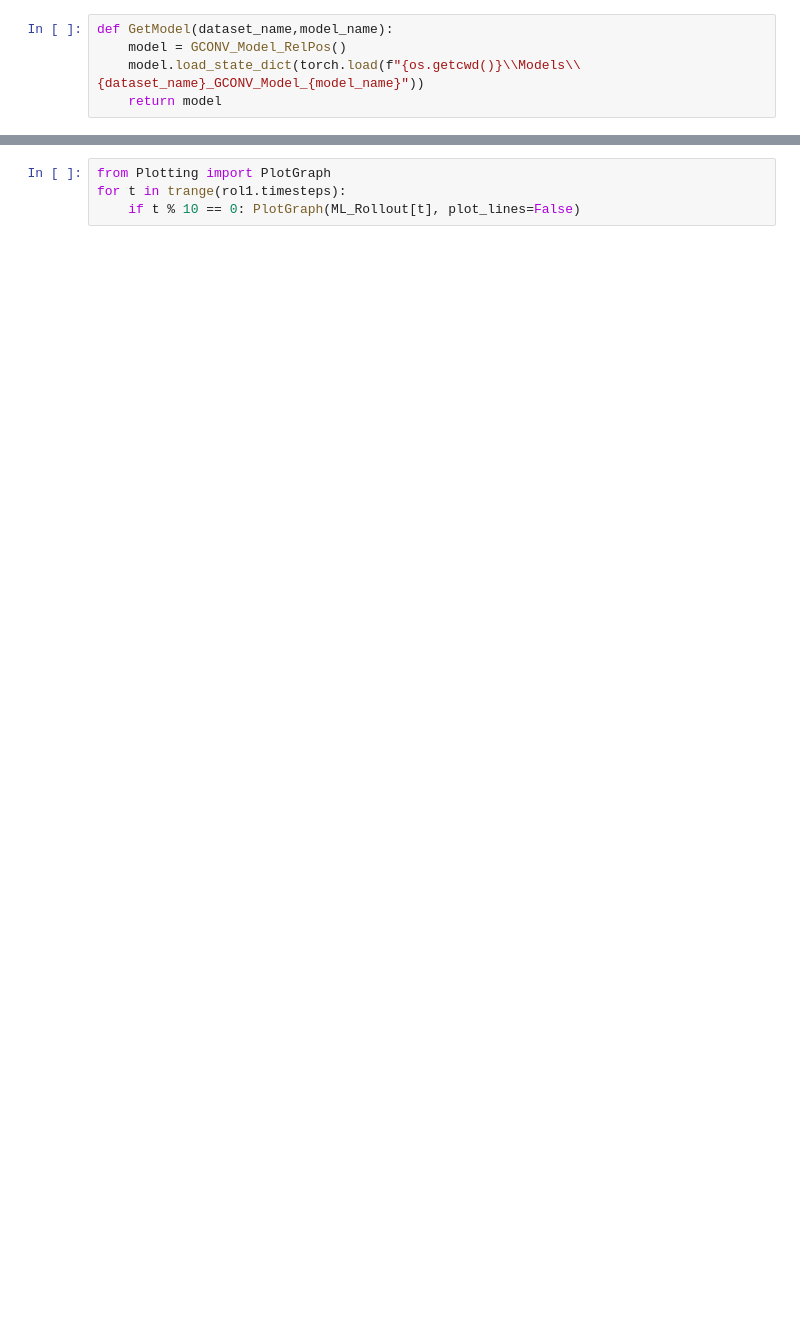
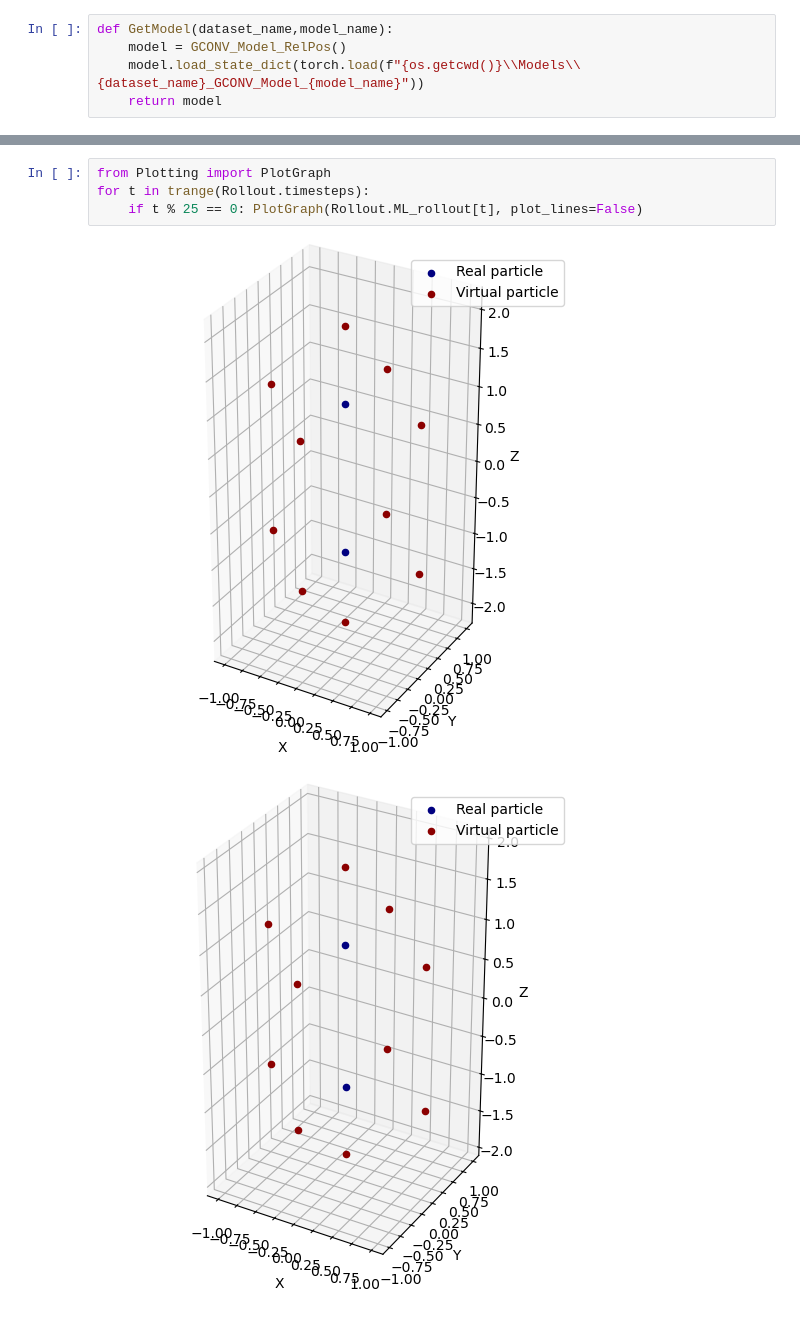
Before and after one commit to MaxGeraedts/DEM-GNN, a Jupyter notebook: Equivariant_model.ipynb, the cells around one changed output, grey strips where cells are left out. Cells and saved outputs as stored; diff of their text form; blank space fills up the shorter version.

```diff
--- a/Equivariant_model.ipynb
+++ b/Equivariant_model.ipynb
@@ -299,4 +299,7 @@ Calculating BC
 # %%
 from Plotting import PlotGraph
-for t in trange(rol1.timesteps):
-    if t % 10 == 0: PlotGraph(ML_Rollout[t], plot_lines=False)
+for t in trange(Rollout.timesteps):
+    if t % 25 == 0: PlotGraph(Rollout.ML_rollout[t], plot_lines=False)
+# %% [output]
+[figure, added]
+[figure, added]
```
Also changed, not shown: parts of 7 cells of this notebook, 1 other file.
